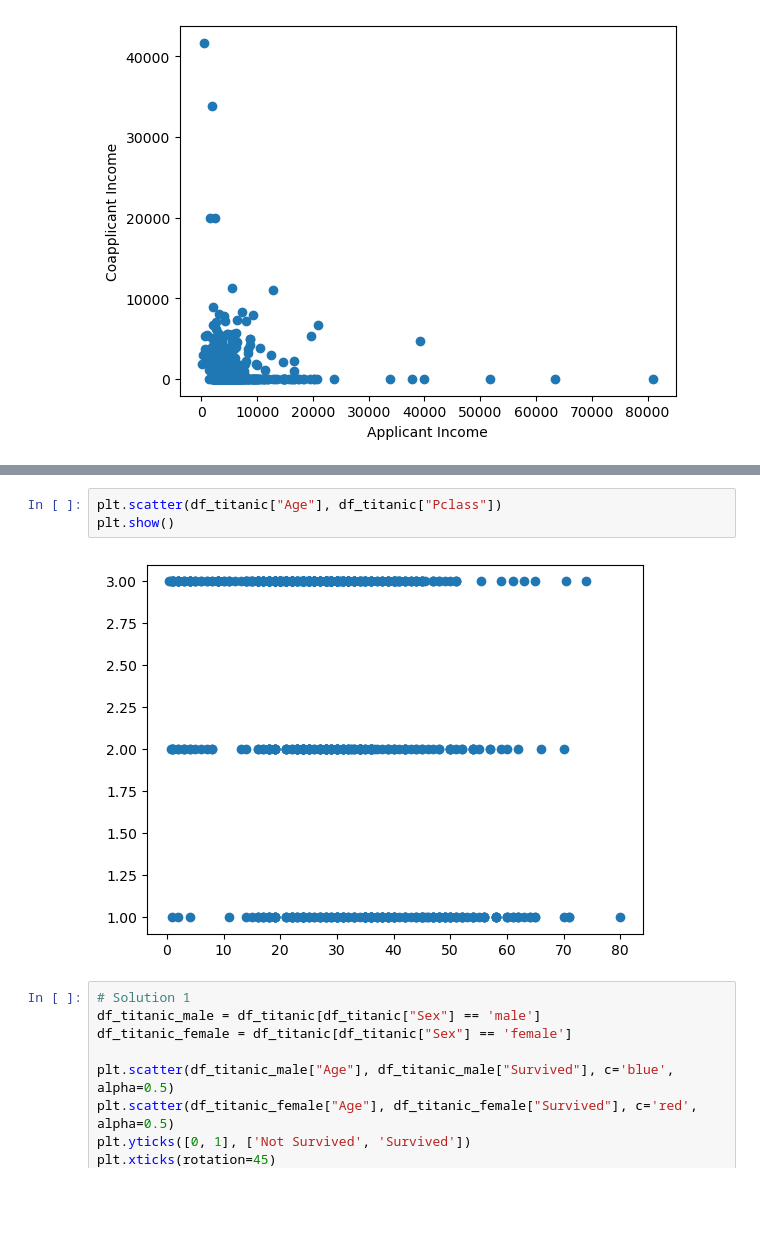
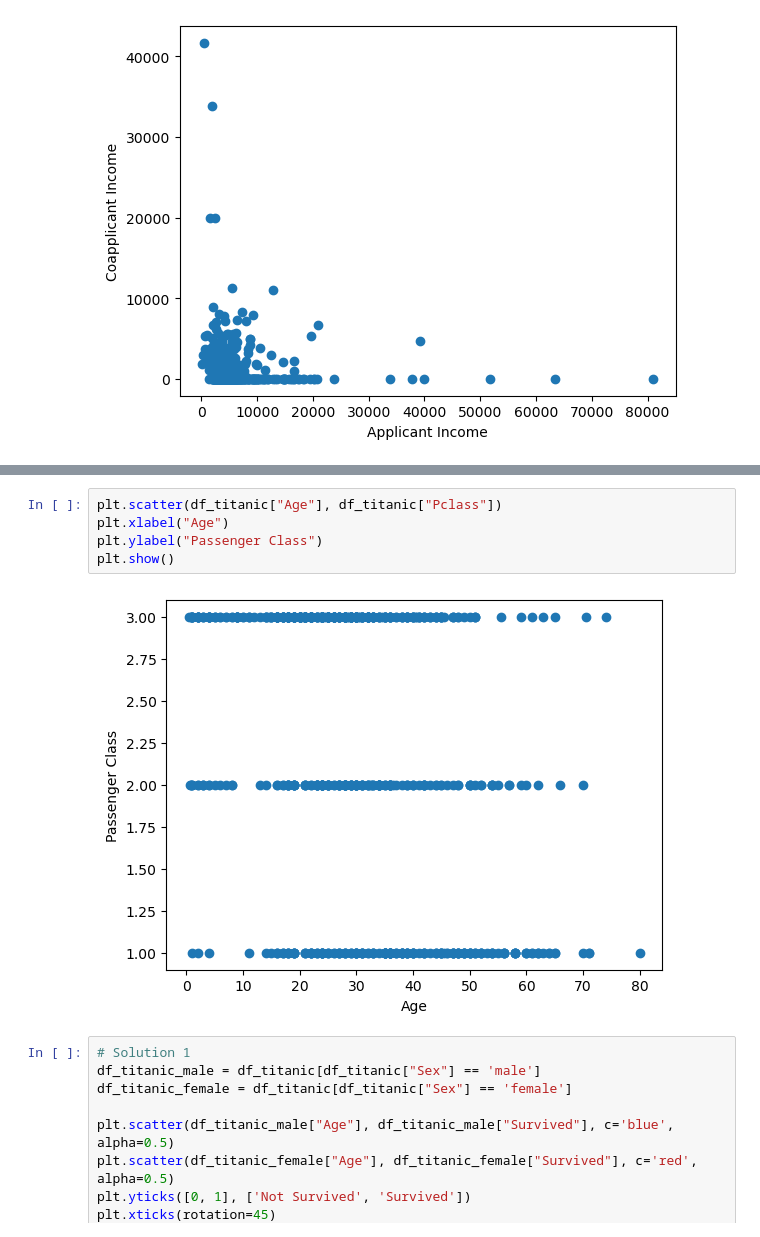
Before and after one commit to kavehbc/data-neural-network, a Jupyter notebook: notebooks/14-dm-visualization-matplotlib.ipynb, the cells around one changed output, grey strips where cells are left out. Drawn from its saved outputs; the diff is of its cells as text; blank space fills up the shorter version.

```diff
--- a/notebooks/14-dm-visualization-matplotlib.ipynb
+++ b/notebooks/14-dm-visualization-matplotlib.ipynb
@@ -62,8 +64,10 @@ plt.show()
 # %%
 plt.scatter(df_titanic["Age"], df_titanic["Pclass"])
+plt.xlabel("Age")
+plt.ylabel("Passenger Class")
 plt.show()
 # %% [output]
-[figure, old version]
+[figure, new version]
 # %%
 # Solution 1
 df_titanic_male = df_titanic[df_titanic["Sex"] == 'male']
```
Also changed, not shown: parts of 3 cells of this notebook, 6 other files.
